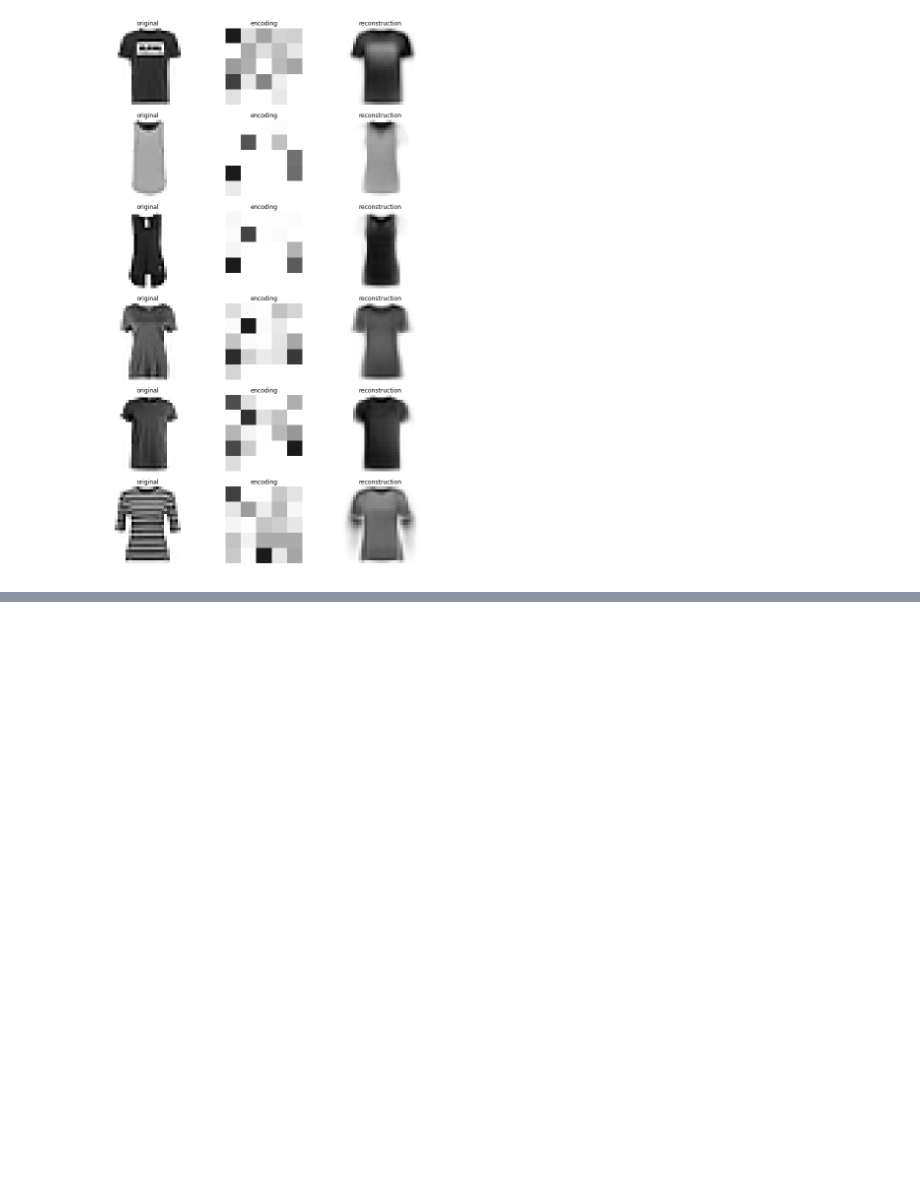
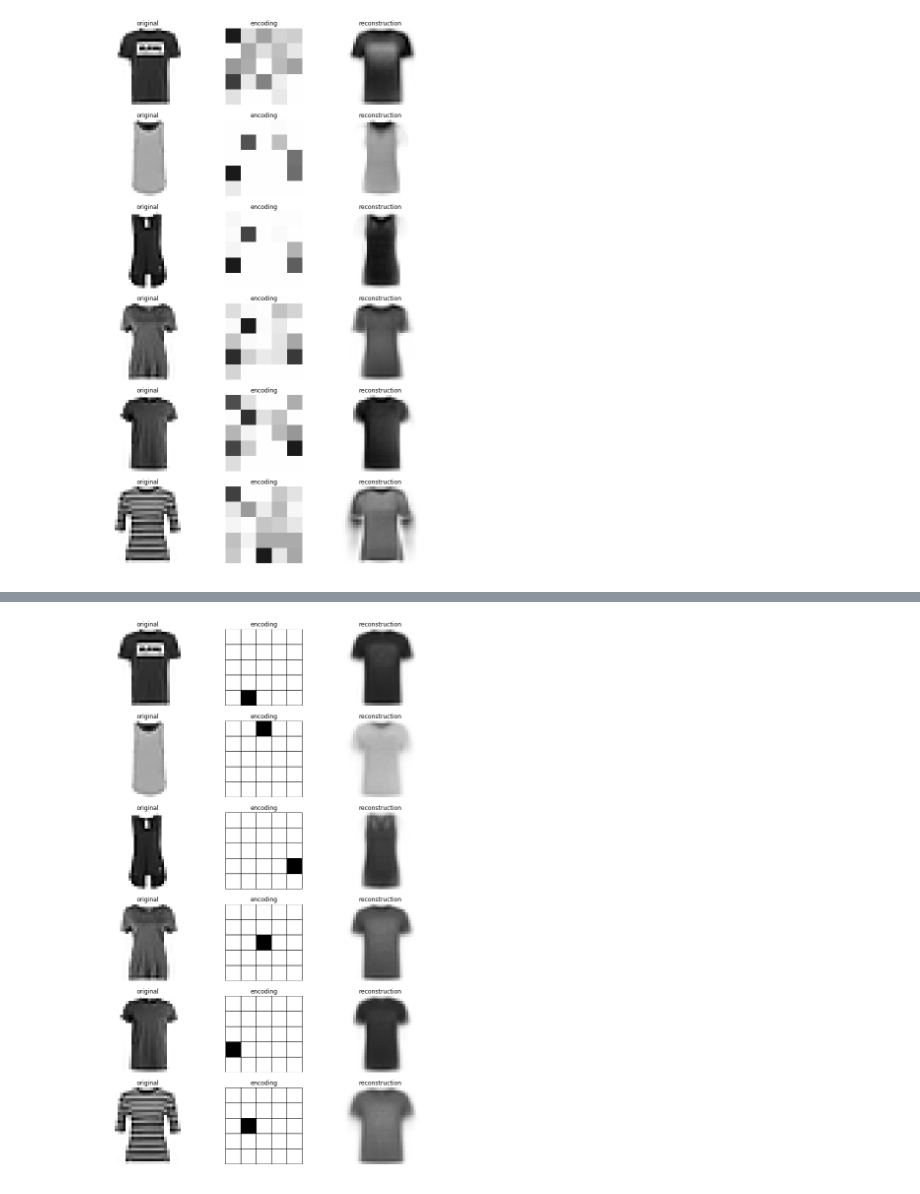
Before and after one commit to gabrieldernbach/pca_nmf_compare, a Jupyter notebook: eigen_fashion_mnist.ipynb, the cells around one changed output, grey strips where cells are left out. Cells and saved outputs as stored; diff of their text form; code cells hidden in the pictures; blank space fills up the shorter version.

```diff
--- a/eigen_fashion_mnist.ipynb
+++ b/eigen_fashion_mnist.ipynb
@@ -155,0 +200,28 @@ plt.savefig(fname,dpi=300)
+# %%
+fig, axs = plt.subplots(6,3, figsize=(12,20), facecolor='w', edgecolor='k')
+axs = axs.ravel()
+
+vmin = np.min(Xc)
+vmax = np.max(Xc)
+for i in range(6):
+    orig = axs[i*3].imshow(Xc[i,:].reshape(llength,llength),
+                           cmap='gray_r',
+                           vmin=vmin, vmax=vmax)
+    axs[i*3].title.set_text(f'original'); axs[i*3].axis('off')
+
+    encoding = axs[i*3+1].pcolor(
+                    np.flipud(kmeans_encodings1H[i].reshape(5,5)),
+                    edgecolors='k', linewidth=1,
+                    cmap = 'gray_r');
+    axs[i*3+1].axis('equal')
+    axs[i*3+1].title.set_text(f'encoding'); axs[i*3+1].axis('off')
+
+    reco = axs[i*3+2].imshow(kmeans_reconstruction[i].reshape(llength,llength),
+                             cmap='gray_r',
+                             vmin=vmin, vmax=vmax)
+    axs[i*3+2].title.set_text(f'reconstruction'); axs[i*3+2].axis('off')
+
+fname = './images/kmeans_25_encoding_reconstruction.png'
+plt.savefig(fname,dpi=300)
+# %% [output]
+[figure, added]
```
Also changed, not shown: parts of 9 cells of this notebook, 17 other files.
